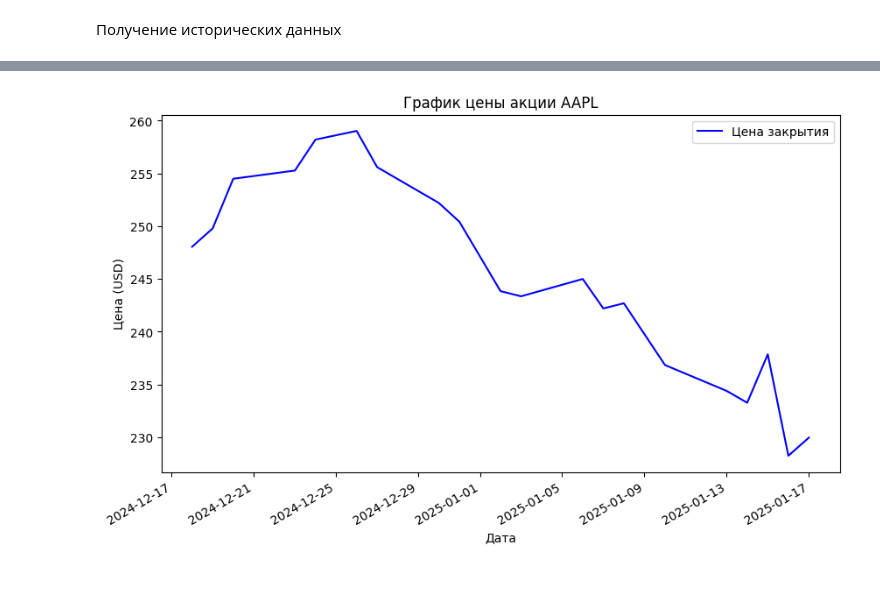
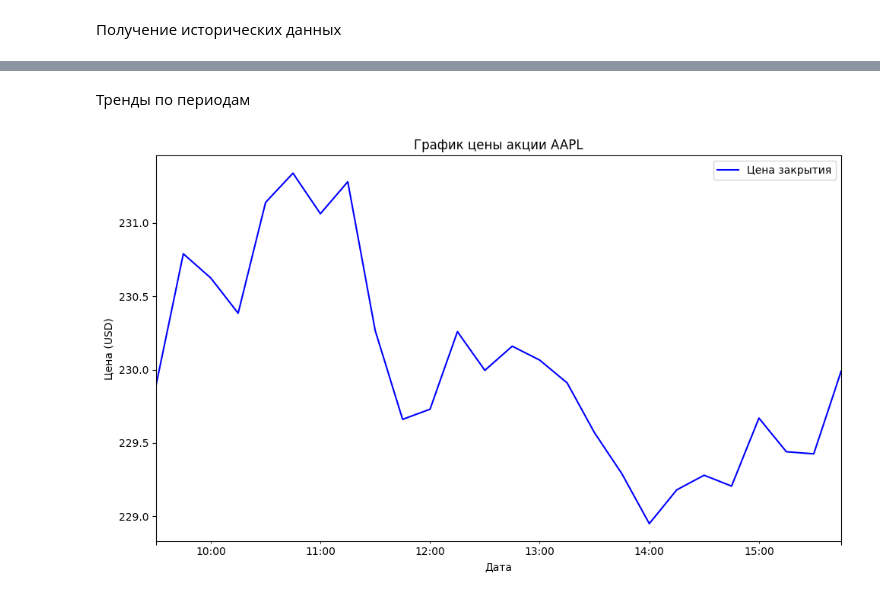
Before and after one commit to ElenaZudina/StockDataAnalysis, a Jupyter notebook: stock_analysis.ipynb, the cells around one changed output, grey strips where cells are left out. Drawn from its saved outputs; the diff is of its cells as text; code cells hidden in the pictures.

```diff
--- a/stock_analysis.ipynb
+++ b/stock_analysis.ipynb
@@ -25,0 +66,4 @@ print(info)
+# %%
+ticker = 'AAPL'
+average_volume = get_average_trading_volume(ticker)
+print(average_volume)
@@ -25,0 +83,7 @@ print(info)
+# %%
+stock = yf.Ticker('AAPL')
+data = stock.history(period='1y')
+
+plot_volume_trend(data, 'AAPL')
+
+plt.show()
@@ -26,27 +92,20 @@ print(info)
 # %%
-import yfinance as yf
-import pandas as pd
-import matplotlib.pyplot as plt
-
-def get_history_data(ticker, period):
-    stock = yf.Ticker(ticker)
-    data = stock.history(period=period)
-    return data
-
-def plot_price_trend(data, ticker):
+def plot_price_trend(data, ticker, interval="15min"):
     plt.figure(figsize=(10, 6))
     data['Close'].plot(label='Цена закрытия', color='blue')
     plt.title(f'График цены акции {ticker}')
     plt.xlabel('Дата')
     plt.ylabel('Цена (USD)')
     plt.legend()
-    return plt
+    plt.tight_layout()
+# %% [markdown]
+Тренды по периодам
 # %%
 stock = yf.Ticker('AAPL')
-data = stock.history(period='1mo')
+data = stock.history(period='1d', interval='15m')
 
 plot_price_trend(data, 'AAPL')
 
 plt.show()
 # %% [output]
-[figure, old version]
+[figure, new version]
```
Also changed, not shown: parts of 16 cells of this notebook, 2 other files.
